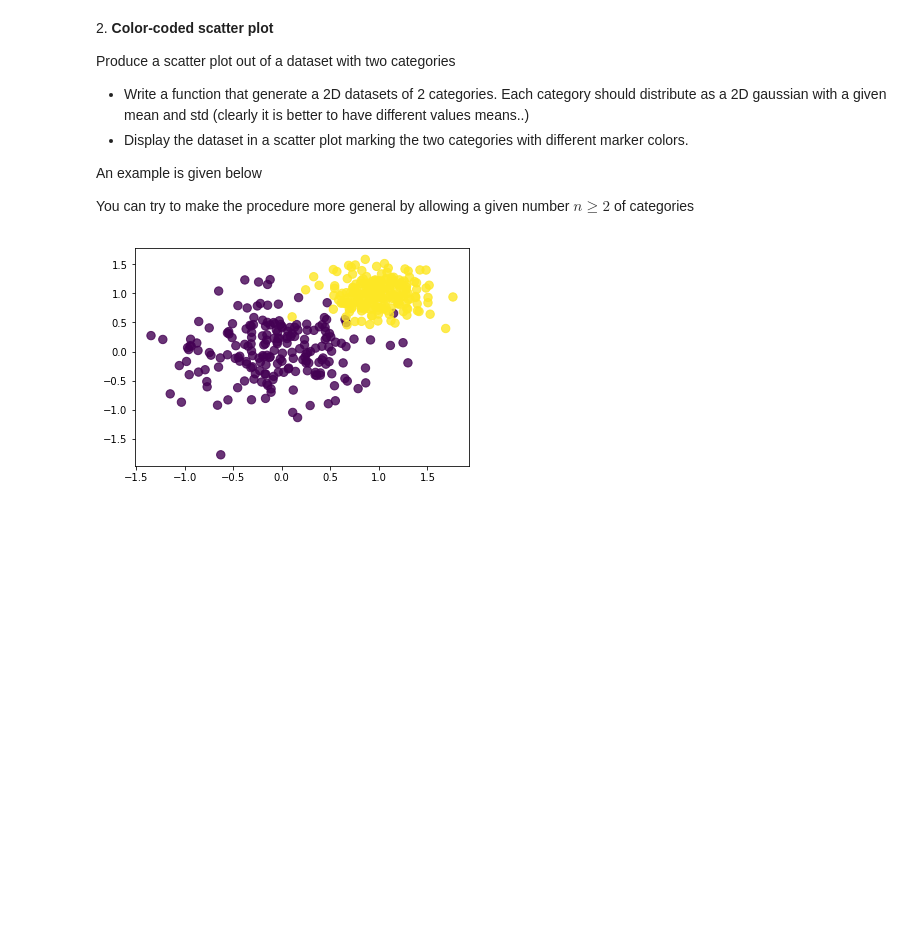
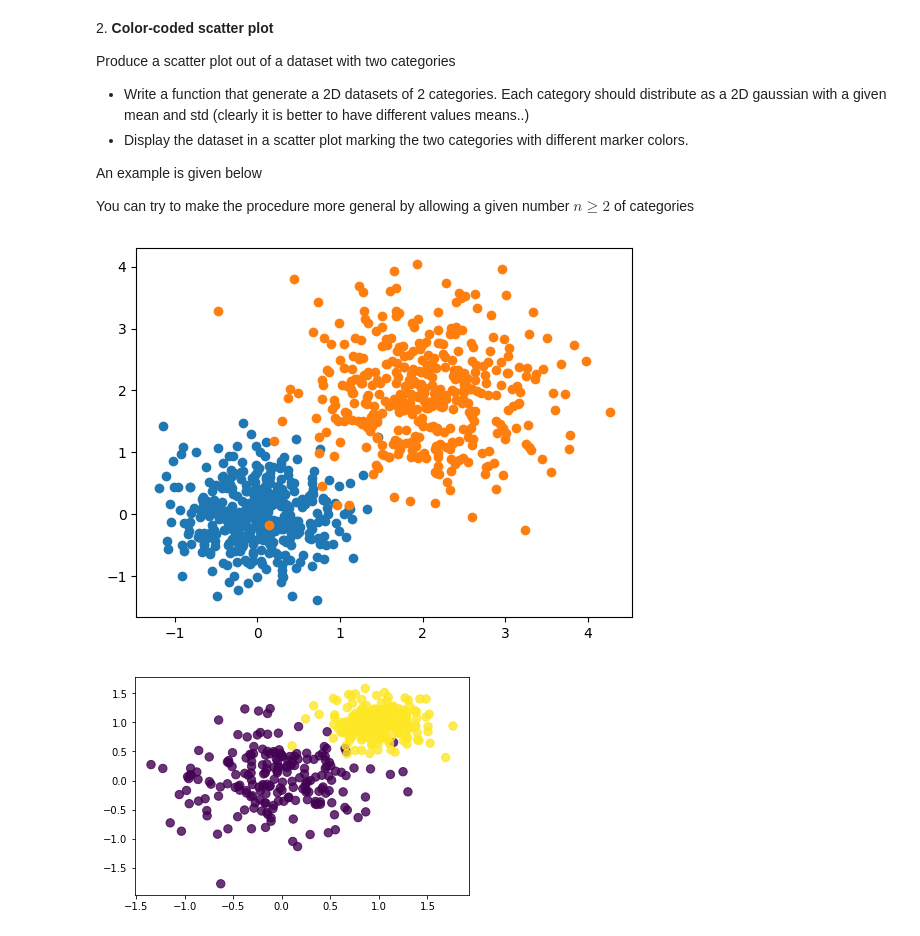
Before and after one commit to EugeniaBoccanera/LaboratoryOfComputationalPhysics_Y6, a Jupyter notebook: 07ex_Visualization.ipynb, the cells around one changed output. Saved outputs shown, nothing was run; the diff lists cells and outputs as text; code cells hidden in the pictures; blank space fills up the shorter version.

```diff
--- a/07ex_Visualization.ipynb
+++ b/07ex_Visualization.ipynb
@@ -98,6 +81,15 @@ Produce a scatter plot out of a dataset with two categories
 An example is given below
 
 You can try to make the procedure more general by allowing a given number $n\ge 2$ of categories
+# %%
+def f(loc1, loc2, mean1, mean2, N):
+    x= np.random.normal(loc1, mean1,size= (N,2))
+    y= np.random.normal(loc2, mean2, size= (N,2))
+    plt.scatter(x[:,0], x[:,1])
+    plt.scatter(y[:,0], y[:,1])
+f(0,2,0.5, 0.7, 400)
+# %% [output]
+[figure, added]
 # %%
 
 from IPython.display import Image
```
Also changed, not shown: parts of 16 cells of this notebook.
